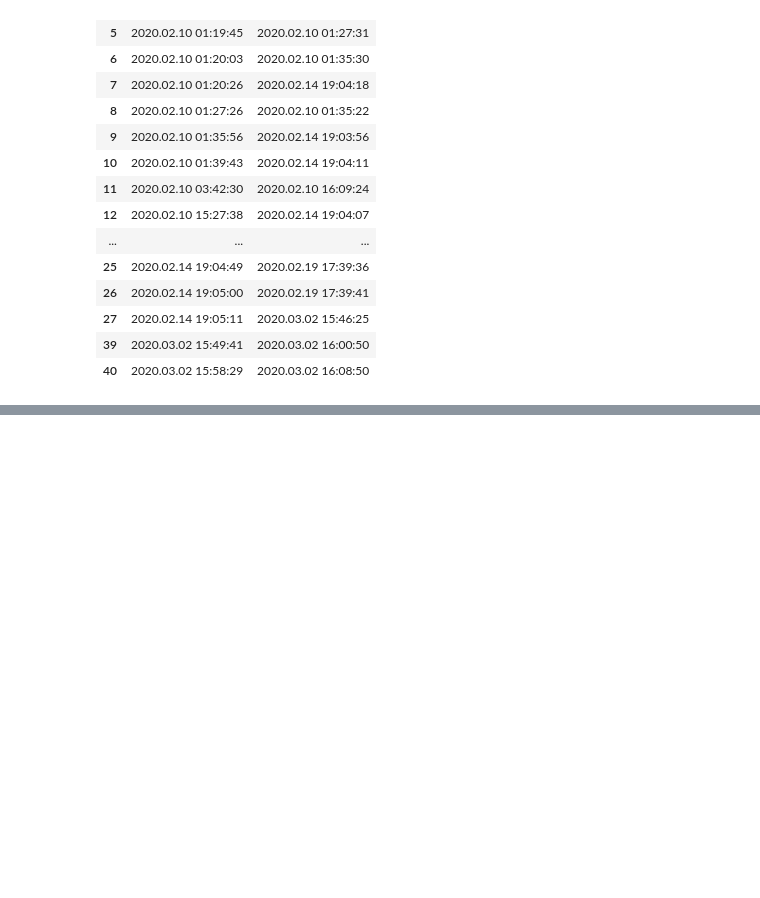
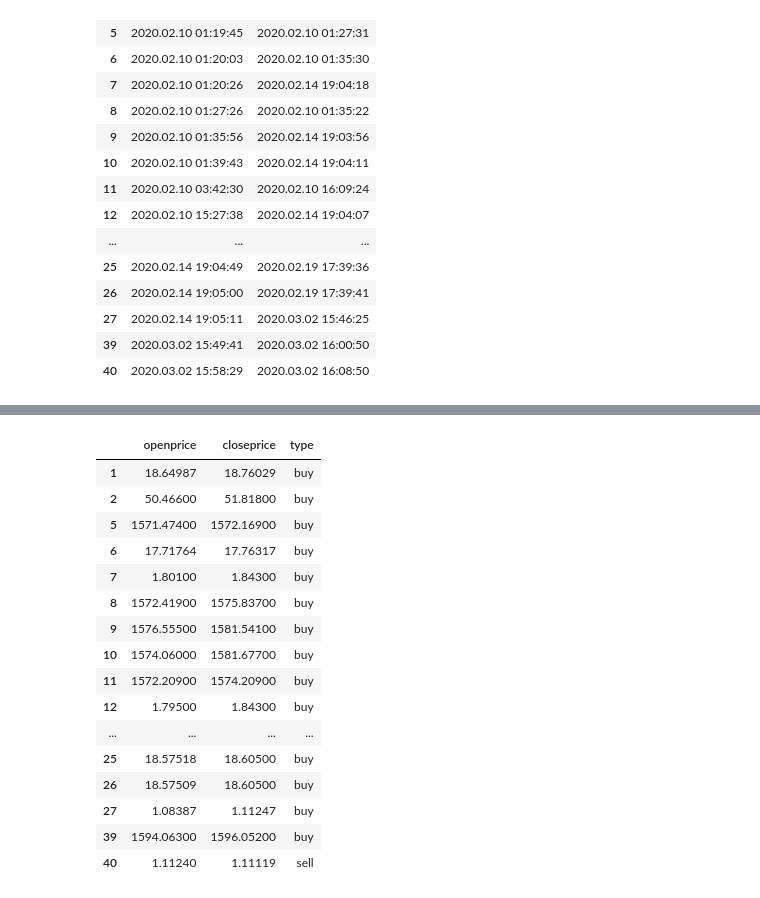
Before and after one commit to luisangelrp97/LAB_2_LARP, a Jupyter notebook: borrador lab.ipynb, the cells around one changed output, grey strips where cells are left out. Saved outputs shown, nothing was run; the diff lists cells and outputs as text; code cells hidden in the pictures; blank space fills up the shorter version.

```diff
--- a/borrador lab.ipynb
+++ b/borrador lab.ipynb
@@ -174,0 +194,3 @@ def f_columnas_tiempos(param_data):
+# %%
+df_archivo= df_archivo.join(Time,how='outer')
+df_archivo
@@ -174,0 +215,21 @@ def f_columnas_tiempos(param_data):
+# %%
+df_pip = df_archivo[['openprice','closeprice','type']]
+df_pip
+# %% [output]
+|  | openprice | closeprice | type |
+| 1 | 18.64987 | 18.76029 | buy |
+| 2 | 50.46600 | 51.81800 | buy |
+| 5 | 1571.47400 | 1572.16900 | buy |
+| 6 | 17.71764 | 17.76317 | buy |
+| 7 | 1.80100 | 1.84300 | buy |
+| 8 | 1572.41900 | 1575.83700 | buy |
+| 9 | 1576.55500 | 1581.54100 | buy |
+| 10 | 1574.06000 | 1581.67700 | buy |
+| 11 | 1572.20900 | 1574.20900 | buy |
+| 12 | 1.79500 | 1.84300 | buy |
+| ... | ... | ... | ... |
+| 25 | 18.57518 | 18.60500 | buy |
+| 26 | 18.57509 | 18.60500 | buy |
+| 27 | 1.08387 | 1.11247 | buy |
+| 39 | 1594.06300 | 1596.05200 | buy |
+| 40 | 1.11240 | 1.11119 | sell |
```
Also changed, not shown: parts of 8 cells of this notebook.
